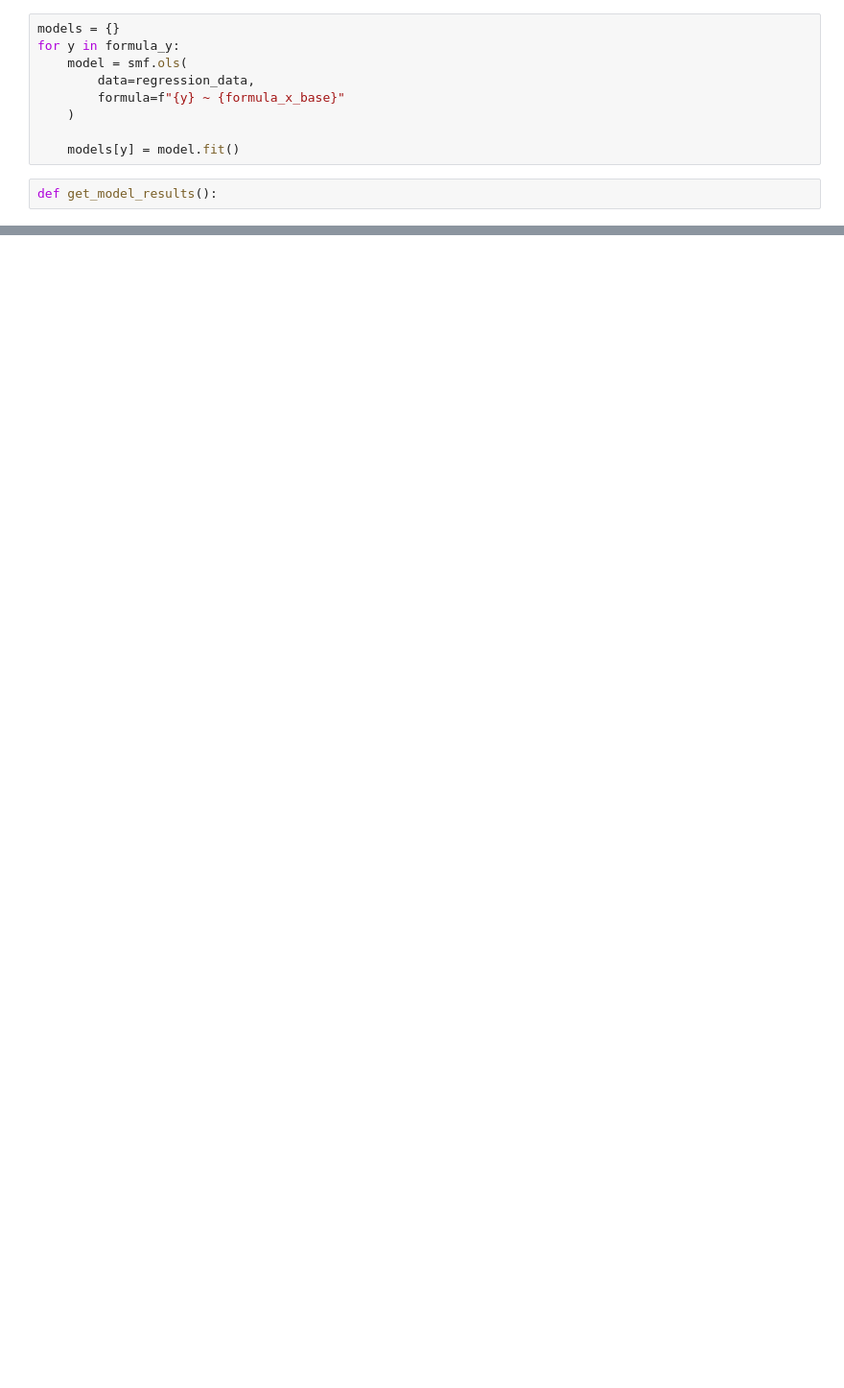
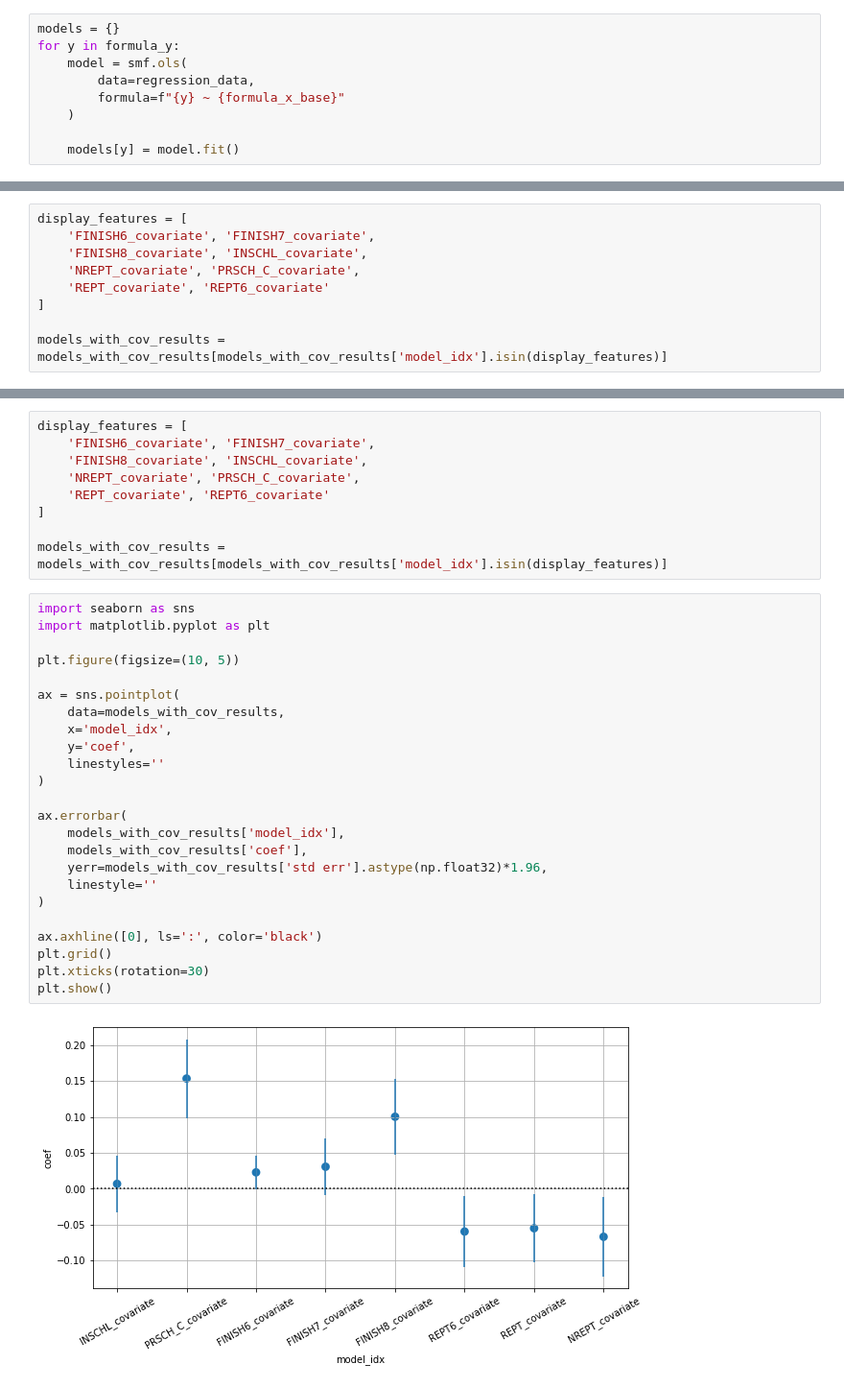
Before and after one commit to akiabe/cibook_python, a Jupyter notebook: notebooks/chap2.ipynb, the cells around one changed output, grey strips where cells are left out. Shown: that part at 96% size. Drawn from its saved outputs; the diff is of its cells as text; blank space fills up the shorter version.

```diff
--- a/notebooks/chap2.ipynb
+++ b/notebooks/chap2.ipynb
@@ -125,5 +211,3 @@ for y in formula_y:
     )
 
     models[y] = model.fit()
-# %%
-def get_model_results():
@@ -129,0 +292,9 @@ def get_model_results():
+# %%
+display_features = [
+    'FINISH6_covariate', 'FINISH7_covariate',
+    'FINISH8_covariate', 'INSCHL_covariate',
+    'NREPT_covariate', 'PRSCH_C_covariate',
+    'REPT_covariate', 'REPT6_covariate'
+]
+
+models_with_cov_results = models_with_cov_results[models_with_cov_results['model_idx'].isin(display_features)]
@@ -129,0 +466,35 @@ def get_model_results():
+# %%
+display_features = [
+    'FINISH6_covariate', 'FINISH7_covariate',
+    'FINISH8_covariate', 'INSCHL_covariate',
+    'NREPT_covariate', 'PRSCH_C_covariate',
+    'REPT_covariate', 'REPT6_covariate'
+]
+
+models_with_cov_results = models_with_cov_results[models_with_cov_results['model_idx'].isin(display_features)]
+# %%
+import seaborn as sns
+import matplotlib.pyplot as plt
+
+plt.figure(figsize=(10, 5))
+
+ax = sns.pointplot(
+    data=models_with_cov_results,
+    x='model_idx',
+    y='coef',
+    linestyles=''
+)
+
+ax.errorbar(
+    models_with_cov_results['model_idx'],
+    models_with_cov_results['coef'],
+    yerr=models_with_cov_results['std err'].astype(np.float32)*1.96,
+    linestyle=''
+)
+
+ax.axhline([0], ls=':', color='black')
+plt.grid()
+plt.xticks(rotation=30)
+plt.show()
+# %% [output]
+[figure, added]
```
Also changed, not shown: parts of 39 cells of this notebook, 1 other file.
